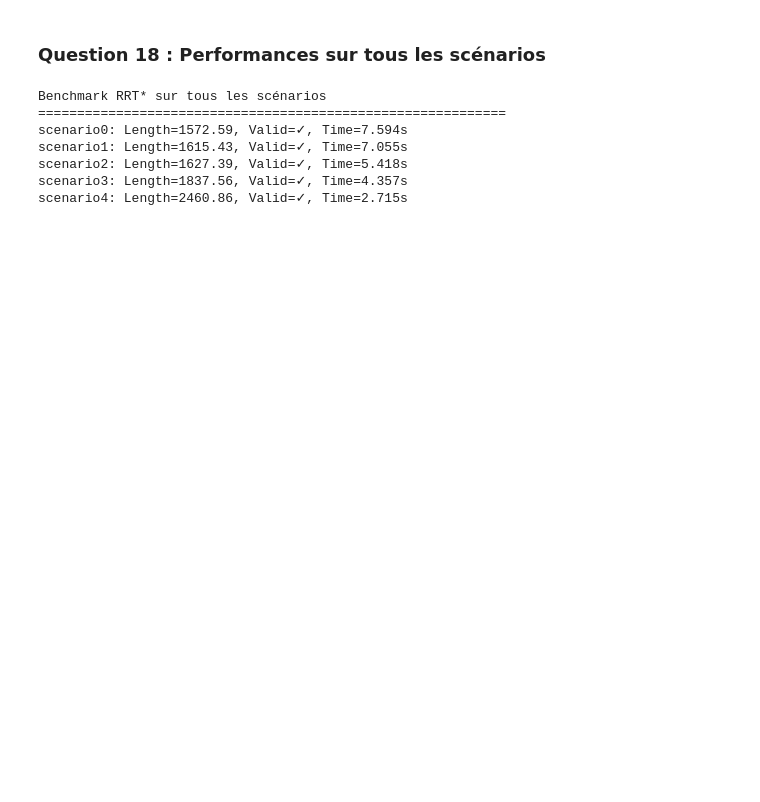
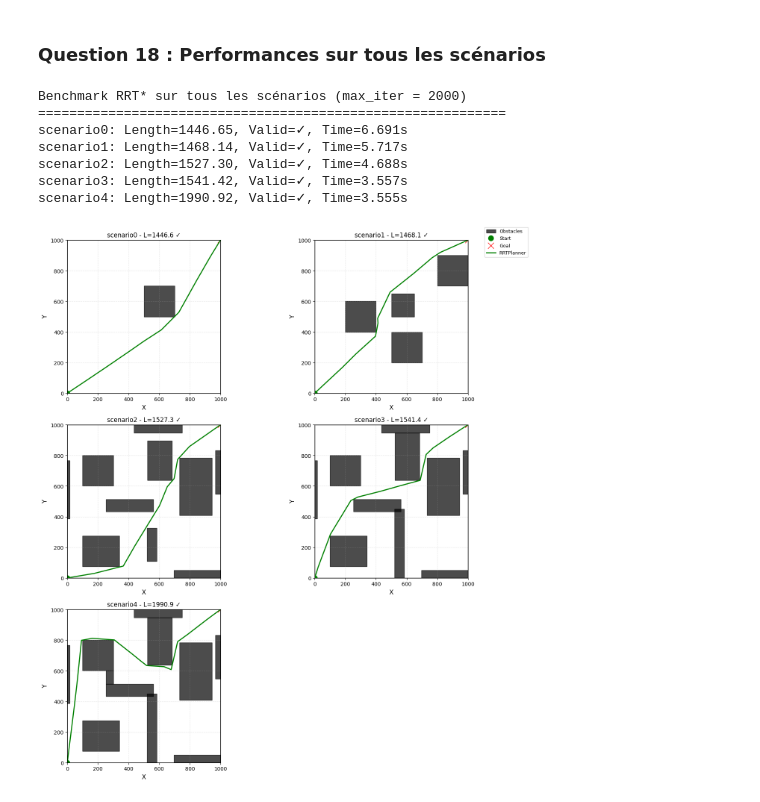
Before and after one commit to KpihX/random-explorer, a Jupyter notebook: Random_Explorer copy.ipynb, the cells around one changed output. Cells and saved outputs as stored; diff of their text form; code cells hidden in the pictures; blank space fills up the shorter version.

```diff
--- a/Random_Explorer copy.ipynb
+++ b/Random_Explorer copy.ipynb
@@ -293,7 +293,7 @@ from random_explorer import PSOPathPlanner
 file_path = SCENARIOS["scenario4"]
 env = Environment(file_path)
 
-pso_params = pso_params_1
+pso_params = pso_params_1.copy()
 
 pso = PSOPathPlanner(env, **pso_params)
 
@@ -770,13 +797,20 @@ plt.show()
 # %% [markdown]
 ### Question 18 : Performances sur tous les scénarios
 # %%
-print("Benchmark RRT* sur tous les scénarios")
+RRT_PARAMS = {
+    'max_iter': 2000,
+    'delta_s': 200.0,
+    'delta_r': 200.0,
+    'goal_bias': 0.05
+}
+
+print(f"Benchmark RRT* sur tous les scénarios (max_iter = {RRT_PARAMS["max_iter"]})")
 print("="*60)
 
 rrt_results = {}
 for name, scenario_path in SCENARIOS.items():
     env_test = Environment(scenario_path)
-    result = benchmark.run_rrt(env_test)
+    result = benchmark.run_rrt(env_test, RRT_PARAMS)
     result.scenario = name
     rrt_results[name] = result
 
@@ -784,13 +818,20 @@ for name, scenario_path in SCENARIOS.items():
     length_str = f"{result.path_length:.2f}" if result.path_length < float('inf') else "N/A"
     print(f"{name}: Length={length_str}, Valid={valid_str}, Time={result.cpu_time:.3f}s")
 # %% [output]
-Benchmark RRT* sur tous les scénarios
+Benchmark RRT* sur tous les scénarios (max_iter = 2000)
 ============================================================
-scenario0: Length=1572.59, Valid=✓, Time=7.594s
-scenario1: Length=1615.43, Valid=✓, Time=7.055s
-scenario2: Length=1627.39, Valid=✓, Time=5.418s
-scenario3: Length=1837.56, Valid=✓, Time=4.357s
-scenario4: Length=2460.86, Valid=✓, Time=2.715s
+scenario0: Length=1446.65, Valid=✓, Time=6.691s
+scenario1: Length=1468.14, Valid=✓, Time=5.717s
+scenario2: Length=1527.30, Valid=✓, Time=4.688s
+scenario3: Length=1541.42, Valid=✓, Time=3.557s
+scenario4: Length=1990.92, Valid=✓, Time=3.555s
+# %%
+# Visualisation des chemins RRT pour tous les scénarios
+envs = {name: Environment(path) for name, path in SCENARIOS.items()}
+benchmark.plot_results_grid(rrt_results, envs, n_cols=2)
+plt.show()
+# %% [output]
+[figure, added]
 # %%
 # Comparaison PSO vs RRT
 print("\nComparaison PSO vs RRT*")
```
Also changed, not shown: parts of 14 cells of this notebook, 5 other files.
